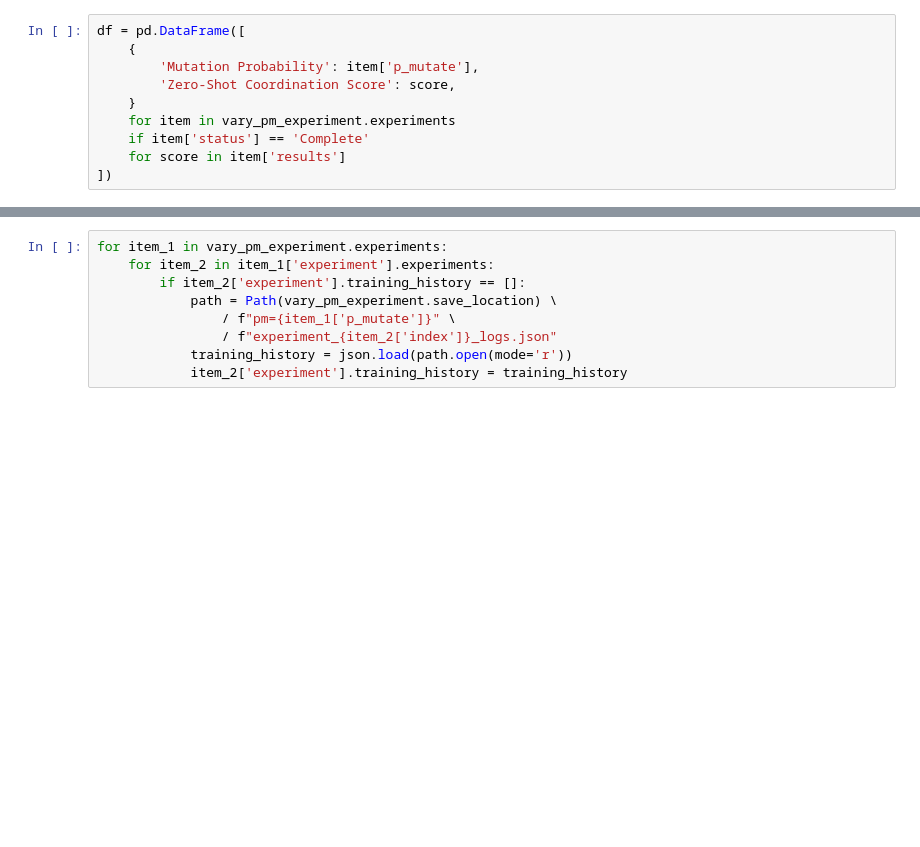
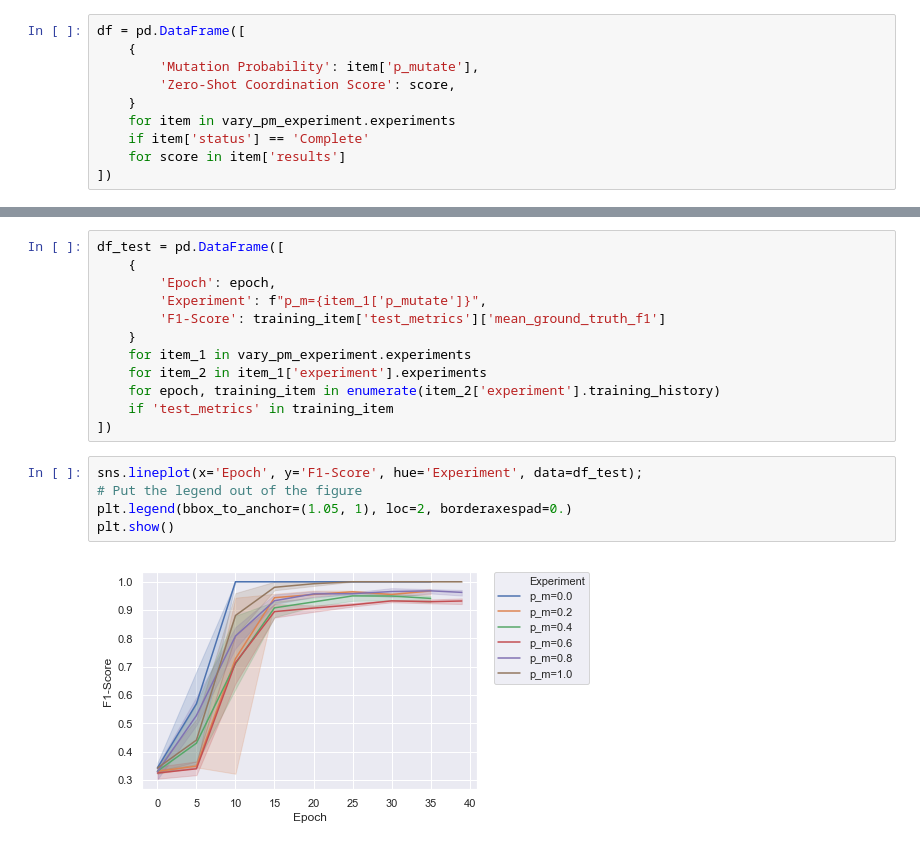
Before and after one commit to DylanCope/zero-shot-comm, a Jupyter notebook: zero-shot-coordination.ipynb, the cells around one changed output, grey strips where cells are left out. Cells and saved outputs as stored; diff of their text form; blank space fills up the shorter version.

```diff
--- a/zero-shot-coordination.ipynb
+++ b/zero-shot-coordination.ipynb
@@ -527,9 +460,19 @@ plt.show()
-# %%
-for item_1 in vary_pm_experiment.experiments:
-    for item_2 in item_1['experiment'].experiments:
-        if item_2['experiment'].training_history == []:
-            path = Path(vary_pm_experiment.save_location) \
-                / f"pm={item_1['p_mutate']}" \
-                / f"experiment_{item_2['index']}_logs.json"
-            training_history = json.load(path.open(mode='r'))
-            item_2['experiment'].training_history = training_history
+# %%
+df_test = pd.DataFrame([
+    {
+        'Epoch': epoch,
+        'Experiment': f"p_m={item_1['p_mutate']}",
+        'F1-Score': training_item['test_metrics']['mean_ground_truth_f1']
+    }
+    for item_1 in vary_pm_experiment.experiments
+    for item_2 in item_1['experiment'].experiments
+    for epoch, training_item in enumerate(item_2['experiment'].training_history)
+    if 'test_metrics' in training_item
+])
+# %%
+sns.lineplot(x='Epoch', y='F1-Score', hue='Experiment', data=df_test);
+# Put the legend out of the figure
+plt.legend(bbox_to_anchor=(1.05, 1), loc=2, borderaxespad=0.)
+plt.show()
+# %% [output]
+[figure, added]
```
Also changed, not shown: parts of 20 cells of this notebook.
